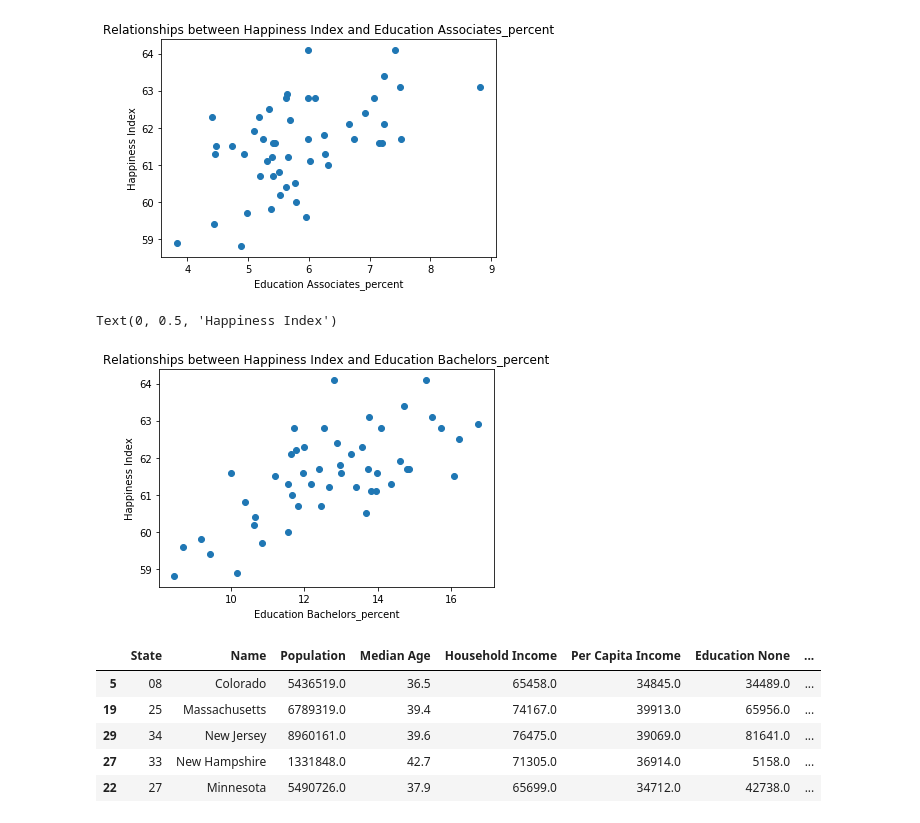
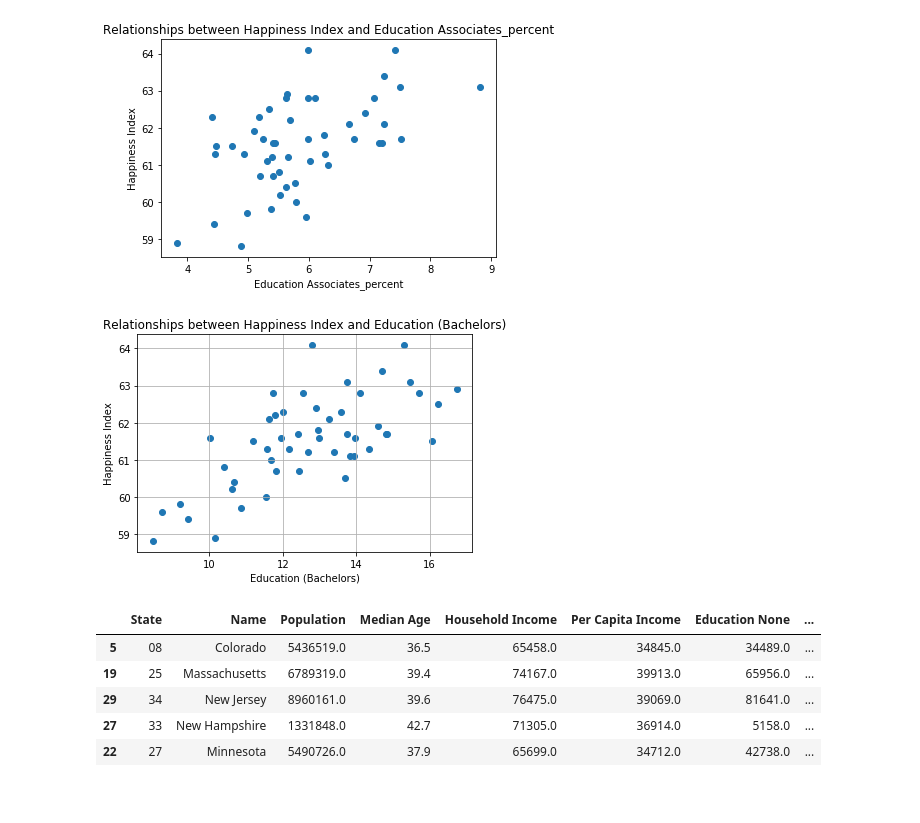
Before and after one commit to nandriychuk/best-places-to-live, a Jupyter notebook: census_happiness_correlations.ipynb, the cells around one changed output. Cells and saved outputs as stored; diff of their text form; code cells hidden in the pictures.

Commit message:
adding images

```diff
--- a/census_happiness_correlations.ipynb
+++ b/census_happiness_correlations.ipynb
@@ -369,12 +372,15 @@ Text(0, 0.5, 'Happiness Index')
 [figure]
 # %%
 plt.scatter(census_education_hapiness["Education Bachelors_percent"], census_education_hapiness["Happiness Rating"])
-plt.title("Relationships between Happiness Index and Education Bachelors_percent")
-plt.xlabel("Education Bachelors_percent")
+plt.title("Relationships between Happiness Index and Education (Bachelors)")
+plt.xlabel("Education (Bachelors)")
 plt.ylabel("Happiness Index")
+#Create the grid
+plt.grid(True)
+# Save the Figure
+plt.savefig("images/RelationshipsHappinessEducationBachelors.png")
 # %% [output]
-Text(0, 0.5, 'Happiness Index')
-[figure, old version]
+[figure, new version]
 # %%
 # States with greatest percent of Bachelors degrees
 sorted_bachelors_census_education_hapiness = census_education_hapiness.sort_values("Education Bachelors_percent", ascending=False)
```
Also changed, not shown: parts of 2 cells of this notebook, 2 other files.
